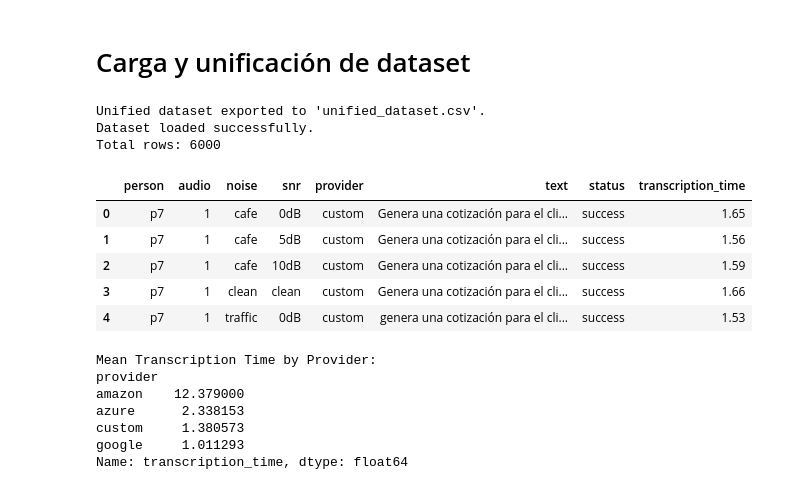
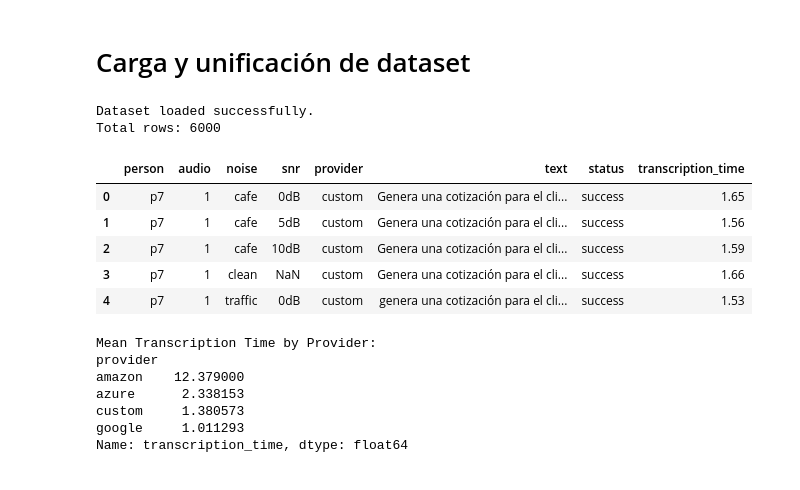
Before and after one commit to agomezb/ASR-Comparative, a Jupyter notebook: 1_dataset.ipynb, the cells around one changed output. Saved outputs shown, nothing was run; the diff lists cells and outputs as text; code cells hidden in the pictures.

```diff
--- a/1_dataset.ipynb
+++ b/1_dataset.ipynb
@@ -12,40 +12,36 @@ dataset_path = 'datasets'
 csv_files = glob.glob(os.path.join(dataset_path, '*.csv'))
 
 # Load all CSV files into a list of DataFrames
 dfs = []
 for filename in csv_files:
     df = pd.read_csv(filename)
     dfs.append(df)
 
 # Concatenate all DataFrames into a single DataFrame
 if dfs:
     full_df = pd.concat(dfs, ignore_index=True)
 
     # Remove the filename column if it exists
     if 'filename' in full_df.columns:
         full_df = full_df.drop(columns=['filename'])
 
-    # Rellenar valores nulos en 'snr' con "clean"
-    full_df['snr'] = df['snr'].fillna('clean')
-
     # Export the unified dataframe to a CSV file
-    full_df.to_csv('unified_dataset.csv', index=False)
-    print("Unified dataset exported to 'unified_dataset.csv'.")
+    # full_df.to_csv('dataset_unified.csv', index=False)
+    # print("Unified dataset exported to 'dataset_unified.csv'.")
 
     print("Dataset loaded successfully.")
     print(f"Total rows: {len(full_df)}")
     display(full_df.head())
 else:
     print("No CSV files found in the datasets directory.")
 # %% [output]
-Unified dataset exported to 'unified_dataset.csv'.
 Dataset loaded successfully.
 Total rows: 6000
 |  | person | audio | noise | snr | provider | text | status | transcription_time |
 | 0 | p7 | 1 | cafe | 0dB | custom | Genera una cotización para el cli... | success | 1.65 |
 | 1 | p7 | 1 | cafe | 5dB | custom | Genera una cotización para el cli... | success | 1.56 |
 | 2 | p7 | 1 | cafe | 10dB | custom | Genera una cotización para el cli... | success | 1.59 |
-| 3 | p7 | 1 | clean | clean | custom | Genera una cotización para el cli... | success | 1.66 |
+| 3 | p7 | 1 | clean | NaN | custom | Genera una cotización para el cli... | success | 1.66 |
 | 4 | p7 | 1 | traffic | 0dB | custom | genera una cotización para el cli... | success | 1.53 |
 # %%
 mean_time_by_provider = full_df.groupby('provider')['transcription_time'].mean()
```
Also changed, not shown: parts of 2 cells of this notebook, 8 other files.
